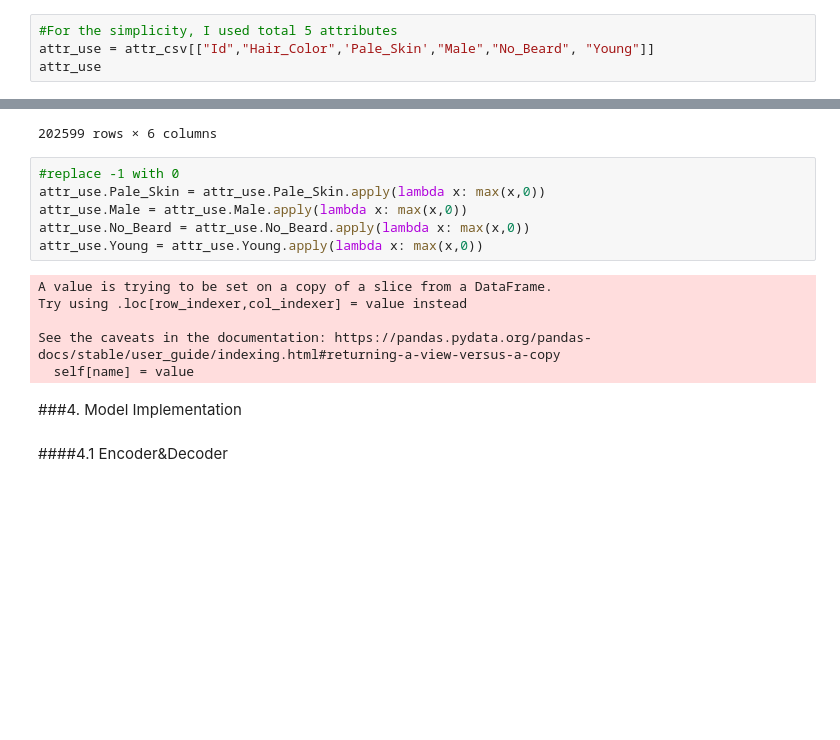
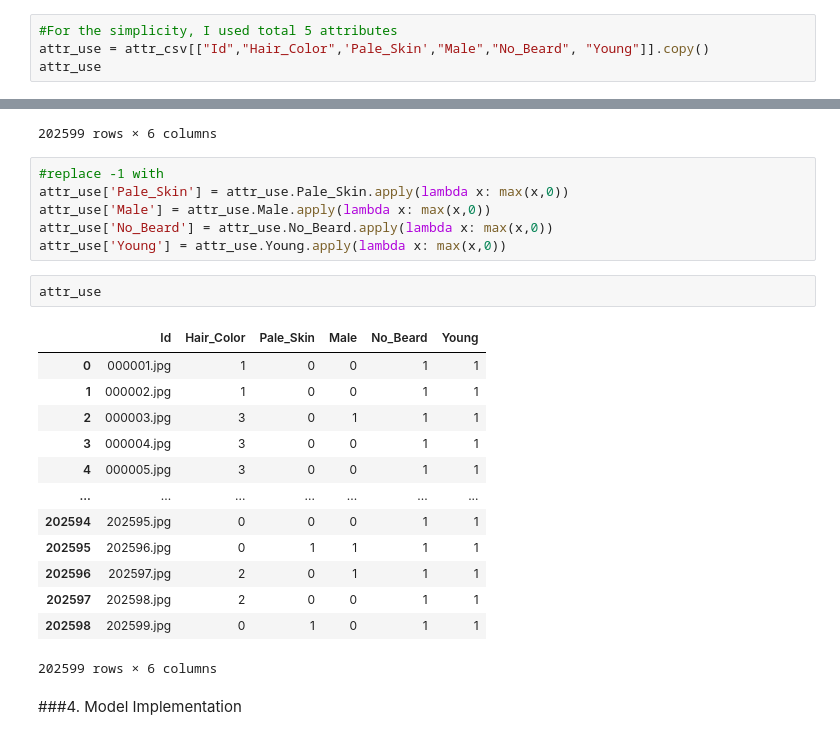
Before and after one commit to NesquikPlz/Conditional_VAE_for_celebA, a Jupyter notebook: implement_Conditional_VAE_for_celebA.ipynb, the cells around one changed output, grey strips where cells are left out. Saved outputs shown, nothing was run; the diff lists cells and outputs as text; blank space fills up the shorter version.

```diff
--- a/implement_Conditional_VAE_for_celebA.ipynb
+++ b/implement_Conditional_VAE_for_celebA.ipynb
@@ -216,7 +219,7 @@ def haircolor(x) :
 attr_csv["Hair_Color"] = attr_csv.apply(haircolor, axis = 1)
 # %%
 #For the simplicity, I used total 5 attributes
-attr_use = attr_csv[["Id","Hair_Color",'Pale_Skin',"Male","No_Beard", "Young"]]
+attr_use = attr_csv[["Id","Hair_Color",'Pale_Skin',"Male","No_Beard", "Young"]].copy()
 attr_use
 # %% [output]
 |  | Id | Hair_Color | Pale_Skin | Male | No_Beard | Young |
@@ -233,21 +236,29 @@ attr_use
 | 202598 | 202599.jpg | 0 | 1 | -1 | 1 | 1 |
 202599 rows × 6 columns
 # %%
-#replace -1 with 0
-attr_use.Pale_Skin = attr_use.Pale_Skin.apply(lambda x: max(x,0))
-attr_use.Male = attr_use.Male.apply(lambda x: max(x,0))
-attr_use.No_Beard = attr_use.No_Beard.apply(lambda x: max(x,0))
-attr_use.Young = attr_use.Young.apply(lambda x: max(x,0))
+#replace -1 with
+attr_use['Pale_Skin'] = attr_use.Pale_Skin.apply(lambda x: max(x,0))
+attr_use['Male'] = attr_use.Male.apply(lambda x: max(x,0))
+attr_use['No_Beard'] = attr_use.No_Beard.apply(lambda x: max(x,0))
+attr_use['Young'] = attr_use.Young.apply(lambda x: max(x,0))
-# %% [output]
-A value is trying to be set on a copy of a slice from a DataFrame.
-Try using .loc[row_indexer,col_indexer] = value instead
-
-See the caveats in the documentation: https://pandas.pydata.org/pandas-docs/stable/user_guide/indexing.html#returning-a-view-versus-a-copy
-  self[name] = value
+# %%
+attr_use
+# %% [output]
+|  | Id | Hair_Color | Pale_Skin | Male | No_Beard | Young |
+| 0 | 000001.jpg | 1 | 0 | 0 | 1 | 1 |
+| 1 | 000002.jpg | 1 | 0 | 0 | 1 | 1 |
+| 2 | 000003.jpg | 3 | 0 | 1 | 1 | 1 |
+| 3 | 000004.jpg | 3 | 0 | 0 | 1 | 1 |
+| 4 | 000005.jpg | 3 | 0 | 0 | 1 | 1 |
+| ... | ... | ... | ... | ... | ... | ... |
+| 202594 | 202595.jpg | 0 | 0 | 0 | 1 | 1 |
+| 202595 | 202596.jpg | 0 | 1 | 1 | 1 | 1 |
+| 202596 | 202597.jpg | 2 | 0 | 1 | 1 | 1 |
+| 202597 | 202598.jpg | 2 | 0 | 0 | 1 | 1 |
+| 202598 | 202599.jpg | 0 | 1 | 0 | 1 | 1 |
+202599 rows × 6 columns
 # %% [markdown]
 ###4. Model Implementation
-# %% [markdown]
-####4.1 Encoder&Decoder
 # %%
 class Encoder(nn.Module):
     def __init__(self, in_channels, out_channels, kernel_size, stride, padding):
```
Also changed, not shown: parts of 13 cells of this notebook.
